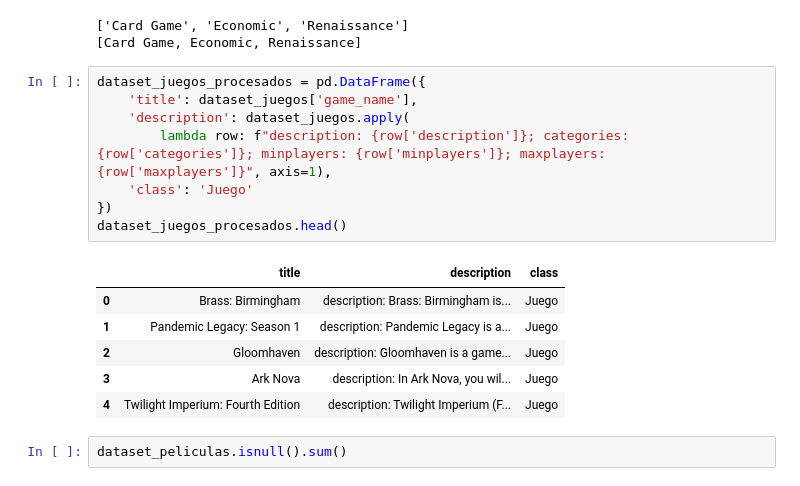
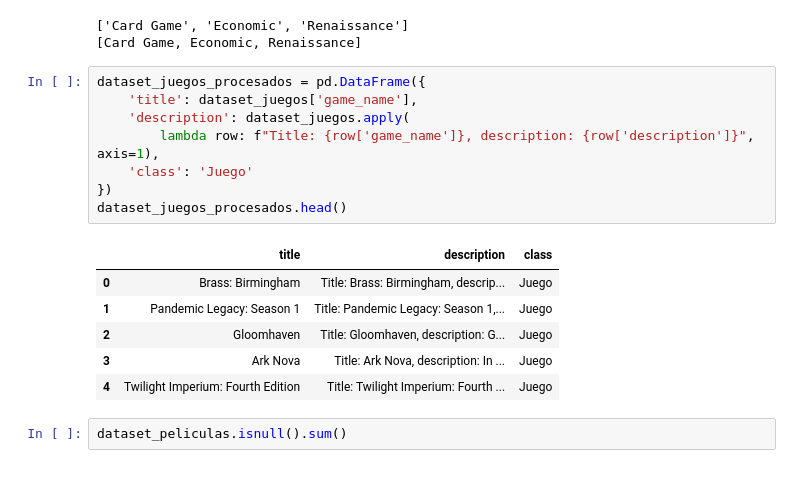
Before and after one commit to EugenioBravi/NLP_Bravi, a Jupyter notebook: preprocesamiento_data.ipynb, the cells around one changed output. Drawn from its saved outputs; the diff is of its cells as text.

```diff
--- a/preprocesamiento_data.ipynb
+++ b/preprocesamiento_data.ipynb
@@ -71,18 +71,18 @@ print(dataset_juegos.categories[120])
 # %%
 dataset_juegos_procesados = pd.DataFrame({
     'title': dataset_juegos['game_name'],
     'description': dataset_juegos.apply(
-        lambda row: f"description: {row['description']}; categories: {row['categories']}; minplayers: {row['minplayers']}; maxplayers: {row['maxplayers']}", axis=1),
+        lambda row: f"Title: {row['game_name']}, description: {row['description']}", axis=1),
     'class': 'Juego'
 })
 dataset_juegos_procesados.head()
 # %% [output]
 |  | title | description | class |
-| 0 | Brass: Birmingham | description: Brass: Birmingham is... | Juego |
-| 1 | Pandemic Legacy: Season 1 | description: Pandemic Legacy is a... | Juego |
-| 2 | Gloomhaven | description: Gloomhaven is a game... | Juego |
-| 3 | Ark Nova | description: In Ark Nova, you wil... | Juego |
-| 4 | Twilight Imperium: Fourth Edition | description: Twilight Imperium (F... | Juego |
+| 0 | Brass: Birmingham | Title: Brass: Birmingham, descrip... | Juego |
+| 1 | Pandemic Legacy: Season 1 | Title: Pandemic Legacy: Season 1,... | Juego |
+| 2 | Gloomhaven | Title: Gloomhaven, description: G... | Juego |
+| 3 | Ark Nova | Title: Ark Nova, description: In ... | Juego |
+| 4 | Twilight Imperium: Fourth Edition | Title: Twilight Imperium: Fourth ... | Juego |
 # %%
 dataset_peliculas.isnull().sum()
 # %% [output]
```
Also changed, not shown: parts of 4 cells of this notebook, 5 other files.
